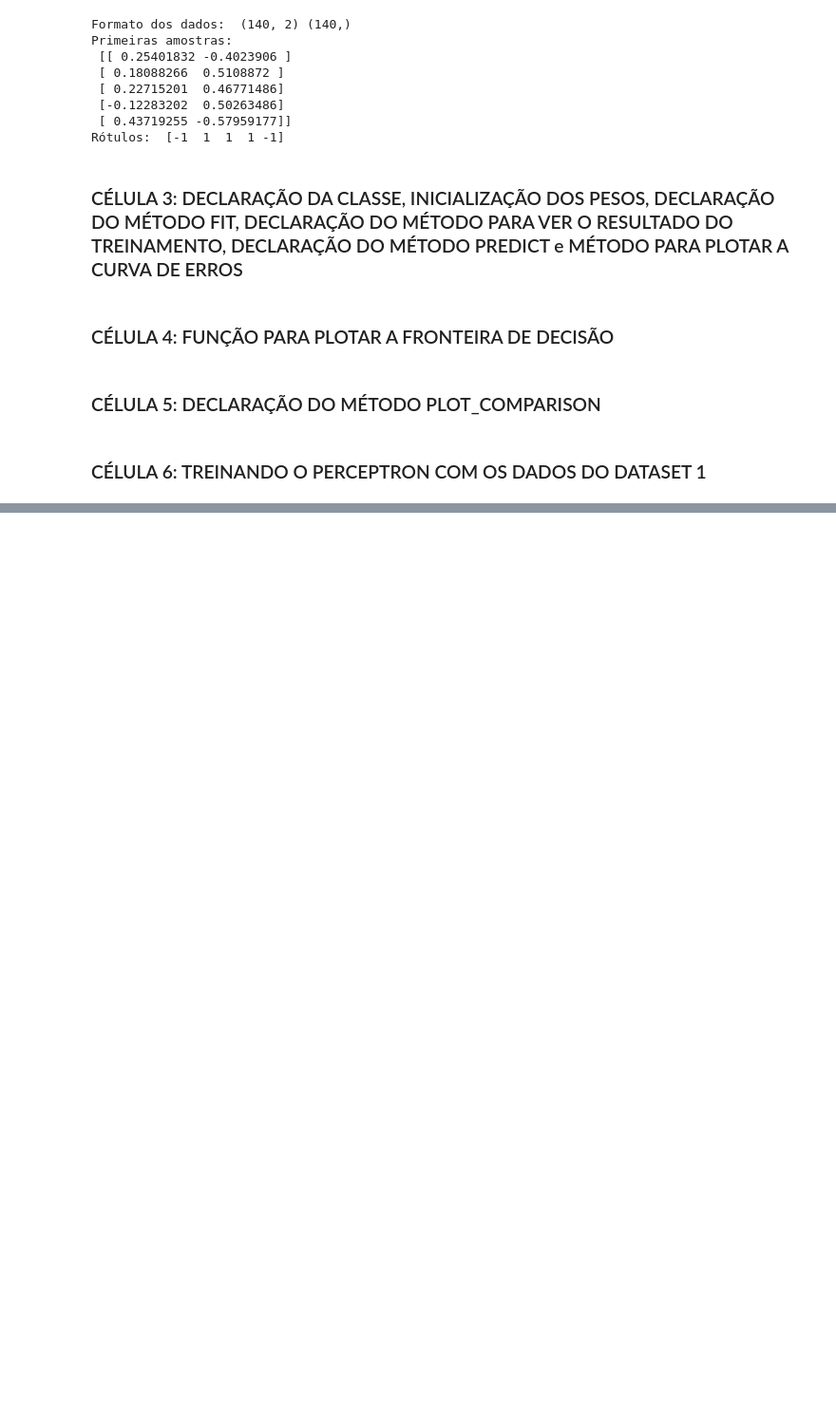
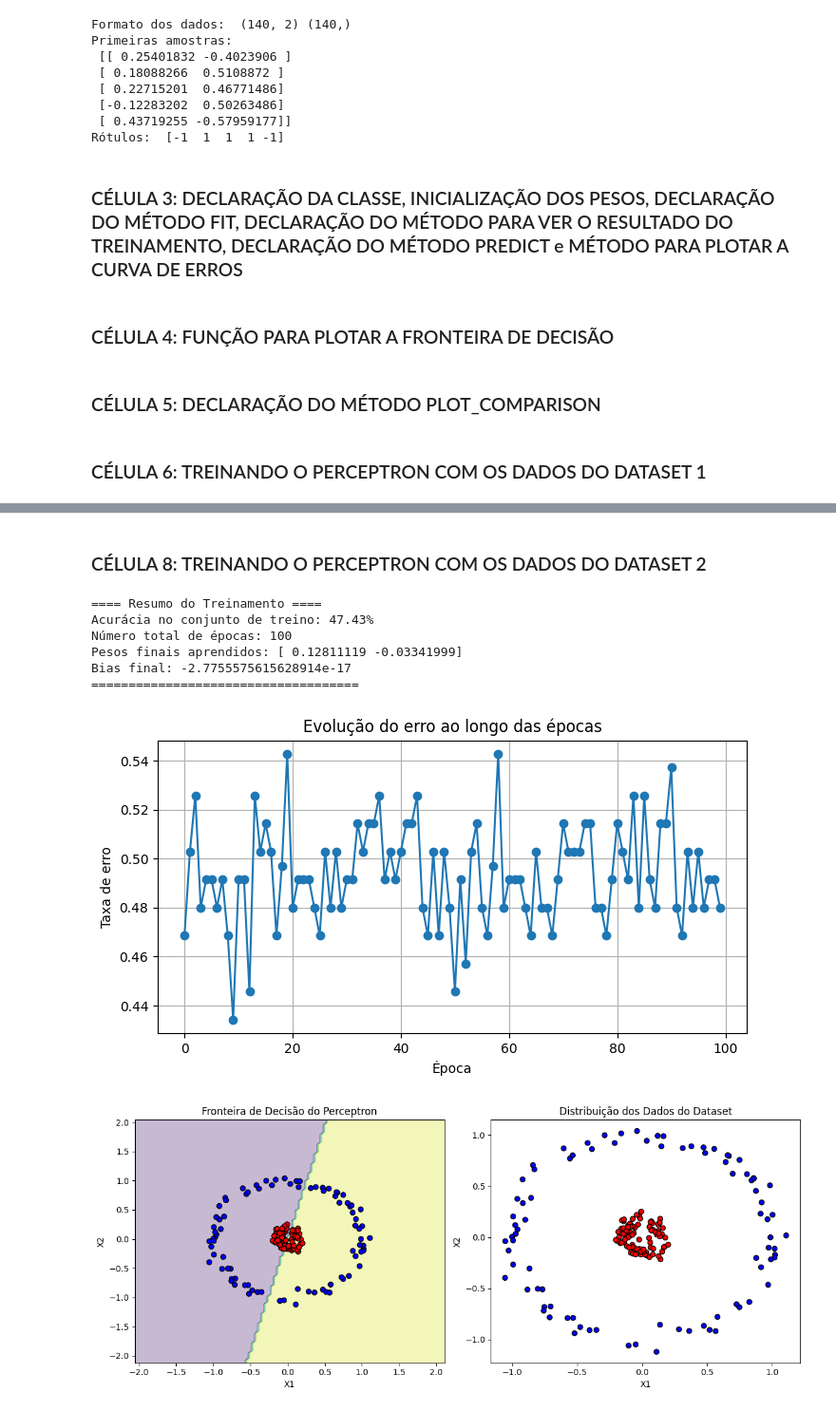
Before and after one commit to AlissaGabriel/Fatec-AprendizagemDeMaquina, a Jupyter notebook: Aula16/perceptron.ipynb, the cells around one changed output, grey strips where cells are left out. Shown at 95% size. Drawn from its saved outputs; the diff is of its cells as text; code cells hidden in the pictures; blank space fills up the shorter version.

```diff
--- a/Aula16/perceptron.ipynb
+++ b/Aula16/perceptron.ipynb
@@ -231,0 +258,38 @@ Bias final: 0.30000000000000004
+# %% [markdown]
+### CÉLULA 8: TREINANDO O PERCEPTRON COM OS DADOS DO DATASET 2
+# %%
+# Dataset 2 - Importando e visualizando o dataset de Treino
+train_dataset2 = np.loadtxt("C:/Users/0201392411027/Desktop/Aula16/train_dataset2.csv", delimiter=",", skiprows=1, dtype=float)
+
+# Definição das entradas
+X = train_dataset2[:, :2] # As duas primeiras colunas são os atributos (X1 e X2)
+y = train_dataset2[:, 2] # Terceira coluna (rótulos)
+
+# Converter rótulos para -1 e 1 (caso estejam diferentes)
+y = np.where(y == -1, -1, 1)
+
+# Criação do Perceptron e definição da taxa de aprendizado como 0.1 e número de épocas em 100
+perceptron = Perceptron(learning_rate=0.1, n_epochs=100)
+
+# Treinamento do Perceptron
+perceptron.fit(X, y)
+
+# Fazer previsões
+y_pred = perceptron.predict2(X, y)
+
+# Plotar a evolução do erro
+perceptron.plot_error()
+
+print("")
+
+# Plot dos gráficos lado a lado
+plot_comparison(X, y, perceptron)
+# %% [output]
+==== Resumo do Treinamento ====
+Acurácia no conjunto de treino: 47.43%
+Número total de épocas: 100
+Pesos finais aprendidos: [ 0.12811119 -0.03341999]
+Bias final: -2.7755575615628914e-17
+====================================
+[figure, added]
+[figure, added]
```
Also changed, not shown: parts of 9 cells of this notebook, 2 other files.
